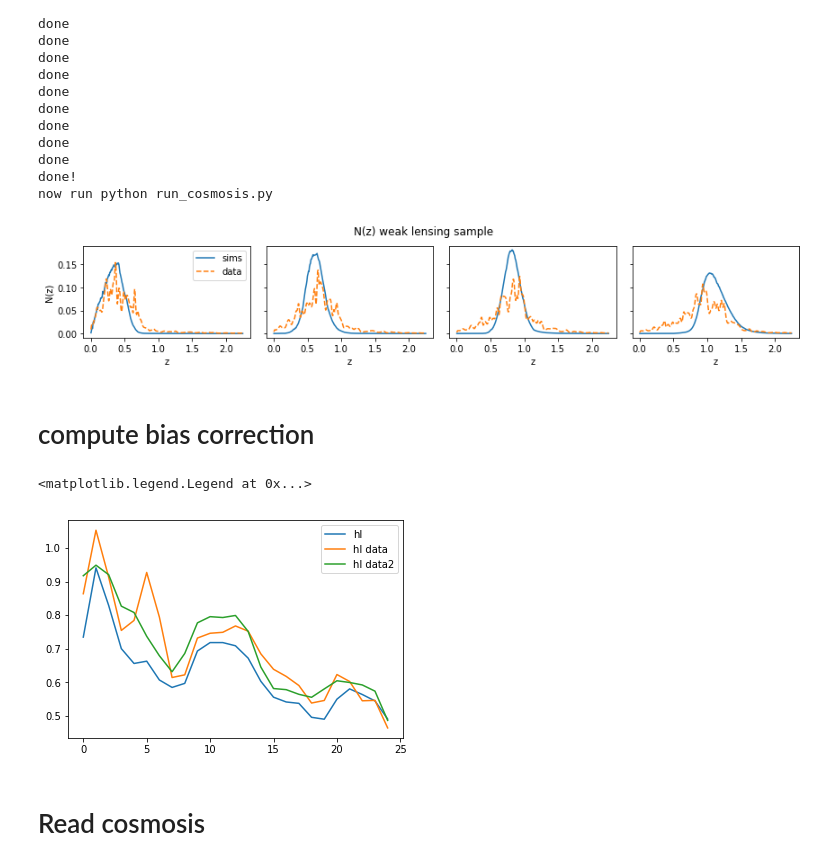
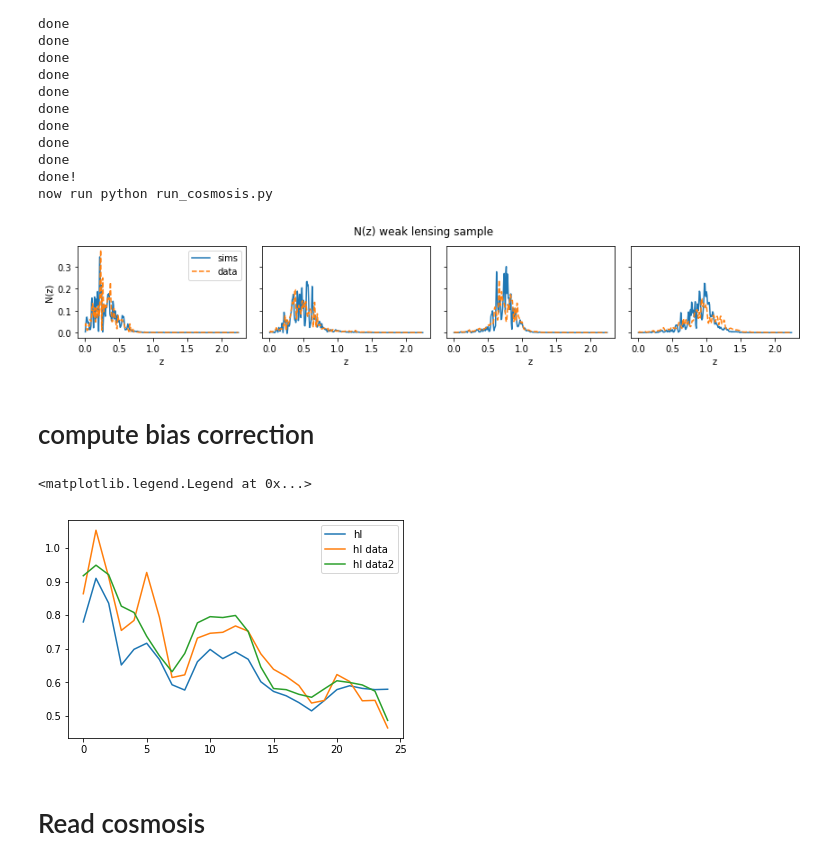
Before and after one commit to mgatti29/CORE, a Jupyter notebook: Preparing_results.ipynb, the cells around one changed output. Saved outputs shown, nothing was run; the diff lists cells and outputs as text; code cells hidden in the pictures.

```diff
--- a/Preparing_results.ipynb
+++ b/Preparing_results.ipynb
@@ -34,14 +76,13 @@ def rebin(z_old, pdf_old, zbins):
 
 
 # files: **************************************
-path_sompz_data = '/global/homes/g/giannini/clustering-z/template_source_nzs_for_mastercat_12_3_19.fits'
-path_sompz_sims = '/global/cscratch1/sd/jmyles/sompz_buzzard/v0.11/2019-10-16/wide.fits'
-
-mastercat_v = '12_3_19'
+path_sompz_data = '/global/cscratch1/sd/aamon/sompz_data/v0.40/y3_redshift_distributions_v0.40_modal_even_bincond_pileup3.fits'
+path_sompz_sims = '/global/cscratch1/sd/jmyles/sompz_buzzard/v0.25/y3_redshift_distributions_v0.25_modal_even_bincond_pileup3.fits'
+mastercat_v = '03_31_20'
 path_mastercat_data = '/project/projectdirs/des/www/y3_cats/Y3_mastercat_'+mastercat_v+'.h5'
-
-path= '/global/project/projectdirs/des/jderose/Chinchilla/Herd/Chinchilla-3/v1.9.8/sampleselection/Y3a/mastercat/'
-version = 'v1.9.8_Y3a'
+path_mastercat_sims = '/global/project/projectdirs/des/jderose/Chinchilla/Herd/Chinchilla-3/v2.0.0/sampleselection/Y3a/Buzzard-3_v2.0_Y3a_mastercat.h5'
+#path= '/global/project/projectdirs/des/jderose/Chinchilla/Herd/Chinchilla-3/v1.9.8/sampleselection/Y3a/mastercat/'
+version = 'v2.0_Y3a'
 
 
 
@@ -77,7 +118,7 @@ wl_data_nz = dict()
 # ********************************************************
 
 folder = "/global/cscratch1/sd/mgatti/clustering_z/data/"
-mute = pf.open(folder + 'eboss_buzzard.fits')
+mute = pf.open(folder + 'Buzzard_v2.0_Y3a_eboss_ref_WL_ebosscut_w_Y3.fits')
 zspec_tot= np.array(mute[1].data['z'])
 
 Nz =[]
@@ -90,7 +131,7 @@ name = "nz_lens"
 nz_lenses_eboss  = twopoint.NumberDensity(name, edge[:-1], (edge[:-1]+edge[1:])/2., edge[1:], Nz)
 
 folder = "/global/cscratch1/sd/mgatti/clustering_z/data/"
-mute = pf.open(folder + 'eboss_12_3_19.fits')
+mute = pf.open(folder + 'eboss_03_31_20.fits')
 zspec_tot= np.array(mute[1].data['z'])
 
 Nz =[]
@@ -170,7 +211,7 @@ nz_lenses_rm_data  = twopoint.NumberDensity(name, edge[:-1], (edge[:-1]+edge[1:]
 # read rmg  buzzard *********************************
 # ********************************************************
 
-mastercat = h5py.File(path+'Buzzard-3_'+version+'_mastercat.h5','r')
+mastercat = h5py.File(path_mastercat_sims,'r')
 zredmagic_tot = np.array(mastercat['catalog']['redmagic']['combined_sample_fid']['zredmagic'])
 zspec_tot = np.array(mastercat['catalog']['redmagic']['combined_sample_fid']['zspec'])
 
@@ -227,7 +268,7 @@ nz_lenses_rm  = twopoint.NumberDensity(name, edge[:-1], (edge[:-1]+edge[1:])/2.,
 # ********************************************************
 
 template = pf.open(path_sompz_data)
-nz_sompz = pd.DataFrame(template[6].data)
+nz_sompz = pd.DataFrame(template[1].data)
 
 
 Nz=[]
@@ -251,14 +292,16 @@ nz_wl_data_eb  = twopoint.NumberDensity(name, edge[:-1], (edge[:-1]+edge[1:])/2.
 # ********************************************************
 
 mute = pf.open(path_sompz_sims)
-meanz_pz = mute[1].data["tomo_bin_wide"]
-redshift_pz = mute[1].data["z"]
+nz_sompz_sims = pd.DataFrame(mute[1].data)
+# redshift_pz = mute[1].data["z"]
 
 Nz=[]
 for i in range(4):
-    mask_z = (meanz_pz>bins_wl[i]) & (meanz_pz<bins_wl[i+1] )
-    nzrm,edge = np.histogram(redshift_pz[mask_z], bins = bins_hr)
-    nzrm = nzrm*1./np.sum(nzrm)*(bins_hr[1]-bins_hr[0])
+#     mask_z = (meanz_pz>bins_wl[i]) & (meanz_pz<bins_wl[i+1] )
+#     nzrm,edge = np.histogram(redshift_pz[mask_z], bins = bins_hr)
+    nzm = rebin(nz_sompz_sims['Z_MID'], nz_sompz_sims['BIN{0}'.format(i+1)], bins_hr)
+
+    nzrm = nzm*1./np.sum(nzm)*(bins_hr[1]-bins_hr[0])
     wl_sims_nz[i] = {'z':(edge[:-1]+edge[1:])/2.,'Nz':nzrm}
     Nz.append(nzrm)
 Nz_eb=copy.copy(Nz)
@@ -281,7 +324,7 @@ mastercat.close()
 # ********************************************************
 
 
-path_cosmosis ='/global/homes/m/mgatti/clustering-z/cosmosis'
+path_cosmosis ='/global/homes/g/giannini/clustering-z/cosmosis/mcat_03_31_20'
 
 
 
@@ -448,9 +491,9 @@ ax[2].set_xlabel('z')
 ax[3].set_xlabel('z')
 plt.suptitle('N(z) weak lensing sample', y=1.05)
 plt.tight_layout()
-plt.savefig('./figures_x_paper/Nz_sims_data.pdf',bbox_inches='tight')
+#plt.savefig('./figures_x_paper/Nz_sims_data.pdf',bbox_inches='tight')
 # %% [output]
-[figure, old version]
+[figure, new version]
 # %% [markdown]
 # compute bias correction
 # %%
@@ -484,35 +527,35 @@ for i in range(1,len(bins_rm)):
 
 bias_corr_comb_data  = np.sqrt((bias_corr_comb_data))
 bias_corr_hl_data = np.sqrt(bias_corr_hl_data)
 bias_corr_comb_data2  = np.sqrt((bias_corr_comb_data2))
 bias_corr_hl_data2 = np.sqrt(bias_corr_hl_data2)
 
 bias_corr_comb = np.sqrt((bias_corr_comb))
 
 bias_corr_hl = np.sqrt((bias_corr_hl))
 
 dict_bias_corr = dict()
 dict_bias_corr['bias_rmg_corr_higherlum_data2'] = bias_corr_hl_data2
 dict_bias_corr['bias_rmg_corr_combined_data2'] = bias_corr_comb_data2
 dict_bias_corr['bias_rmg_corr_higherlum_data'] = bias_corr_hl_data
 dict_bias_corr['bias_rmg_corr_combined_data'] = bias_corr_comb_data
 dict_bias_corr['bias_rmg_corr_combined'] = bias_corr_comb
 
 dict_bias_corr['bias_rmg_corr_higherlum'] = bias_corr_hl
-save_obj('/global/cscratch1/sd/mgatti/clustering_z/data/bias_corr',dict_bias_corr)
+save_obj('/global/cscratch1/sd/giannini/clusteringz/y3data/data/bias_corr',dict_bias_corr)
 
 #plt.plot(bias_corr_comb,label='comb')
 plt.plot(bias_corr_hl,label='hl')
 plt.plot(bias_corr_hl_data,label='hl data')
 plt.plot(bias_corr_hl_data2,label='hl data2')
 
 #plt.plot(bias_corr_comb_data2,label='comb data2')
 #plt.plot(bias_corr_comb_data,label='comb data')
 
 plt.legend()
 # %% [output]
 <matplotlib.legend.Legend at 0x...>
-[figure, old version]
+[figure, new version]
 # %% [markdown]
 # Read cosmosis
 # %%
```
Also changed, not shown: parts of 8 cells of this notebook.
